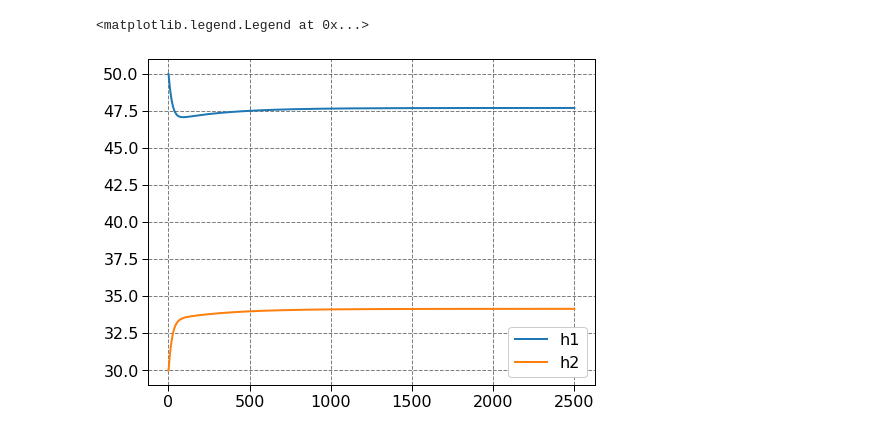
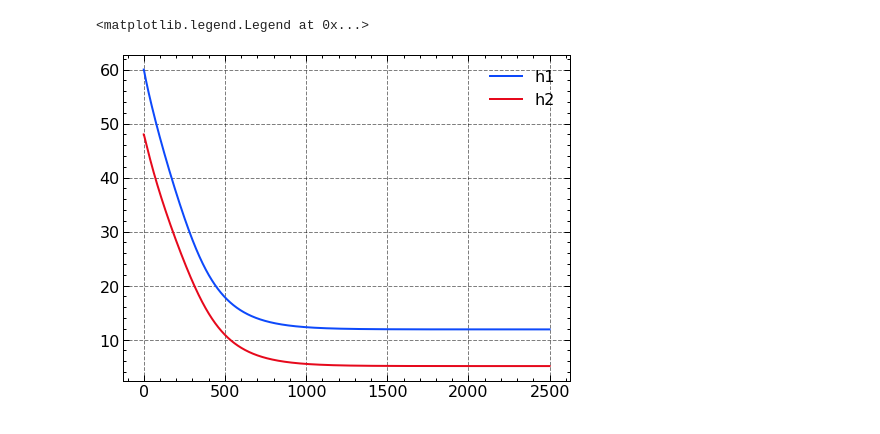
Before and after one commit to miguellrodrigues/ic_tanques, a Jupyter notebook: notebooks/sim_fuzzy.ipynb, the cells around one changed output. Drawn from its saved outputs; the diff is of its cells as text; code cells hidden in the pictures.

```diff
--- a/notebooks/sim_fuzzy.ipynb
+++ b/notebooks/sim_fuzzy.ipynb
@@ -2,9 +2,13 @@
 import numpy as np
 import matplotlib.pyplot as plt
 
+np.set_printoptions(precision=3, suppress=True)
+
 plt.style.use([
     'grid',
-    'notebook'
+    'science',
+    'notebook',
+    'high-vis',
 ])
 # %%
 Ts = .5
@@ -50,8 +54,8 @@ pertinence_functions = np.array([
 h1_t = np.zeros(iterations)
 h2_t = np.zeros(iterations)
 
-h1_0 = 50
-h2_0 = 30
+h1_0 = 60
+h2_0 = 48
 
 h1_t[0] = h1_0
 h2_t[0] = h2_0
@@ -61,10 +65,10 @@ h2 = h2_0
 
 n = 8
 
-A_matrices = [np.load(f'./vertices/A_{i}.npy') for i in range(n)]
-B_matrices = [np.load(f'./vertices/B_{i}.npy') for i in range(n)]
+A_matrices = [np.load(f'./data/vertices/A_{i}.npy') for i in range(n)]
+B_matrices = [np.load(f'./data/vertices/B_{i}.npy') for i in range(n)]
 
-u = 84
+u = 50
 
 for i in range(1, iterations):
     diff = h1 - h2
@@ -87,33 +91,33 @@ for i in range(1, iterations):
 
     v = np.array([
         [pertinence_functions[0, 0](Z1), pertinence_functions[0, 1](Z1)],
         [pertinence_functions[1, 0](Z2), pertinence_functions[1, 1](Z2)],
         [pertinence_functions[2, 0](Z3), pertinence_functions[2, 1](Z3)],
     ])
 
     weights = np.array([
         v[0, 1] * v[1, 1] * v[2, 1],
         v[0, 1] * v[1, 1] * v[2, 0],
         v[0, 1] * v[1, 0] * v[2, 1],
         v[0, 1] * v[1, 0] * v[2, 0],
         v[0, 0] * v[1, 1] * v[2, 1],
         v[0, 0] * v[1, 1] * v[2, 0],
         v[0, 0] * v[1, 0] * v[2, 1],
         v[0, 0] * v[1, 0] * v[2, 0],
     ])
 
     Ai = sum([A_matrices[j] * weights[j] for j in range(n)])
     Bi = sum([B_matrices[j] * weights[j] for j in range(n)])
 
     delta_sys = Ai@h + Bi*u
 
     h1 += delta_sys[0, 0] * Ts
     h2 += delta_sys[1, 0] * Ts
 
 
-plt.plot(time, h1_t, label='h1')
-plt.plot(time, h2_t, label='h2')
+plt.plot(time, h1_t, '-', label='h1')
+plt.plot(time, h2_t, '-', label='h2')
 plt.legend()
 # %% [output]
 <matplotlib.legend.Legend at 0x...>
-[figure, old version]
+[figure, new version]
```
Also changed, not shown: 28 other files.
